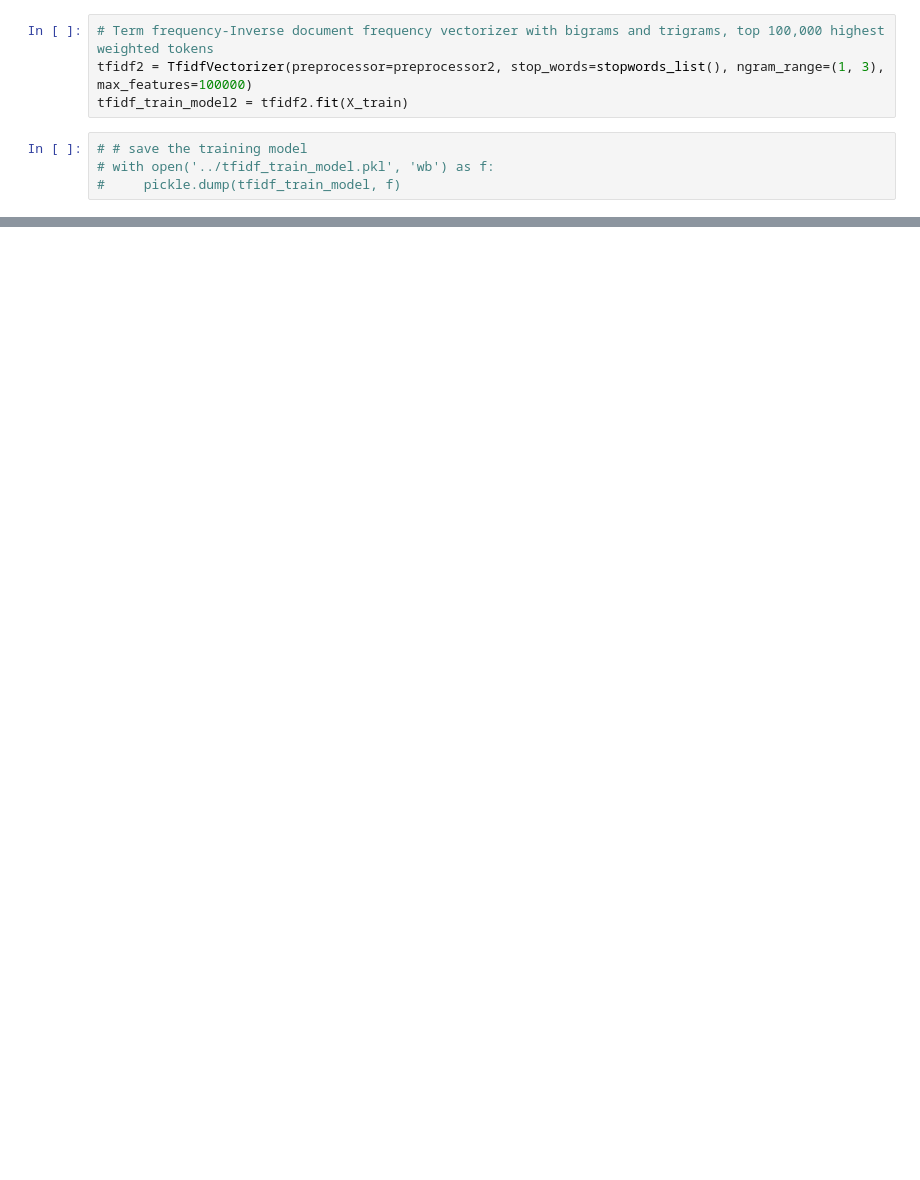
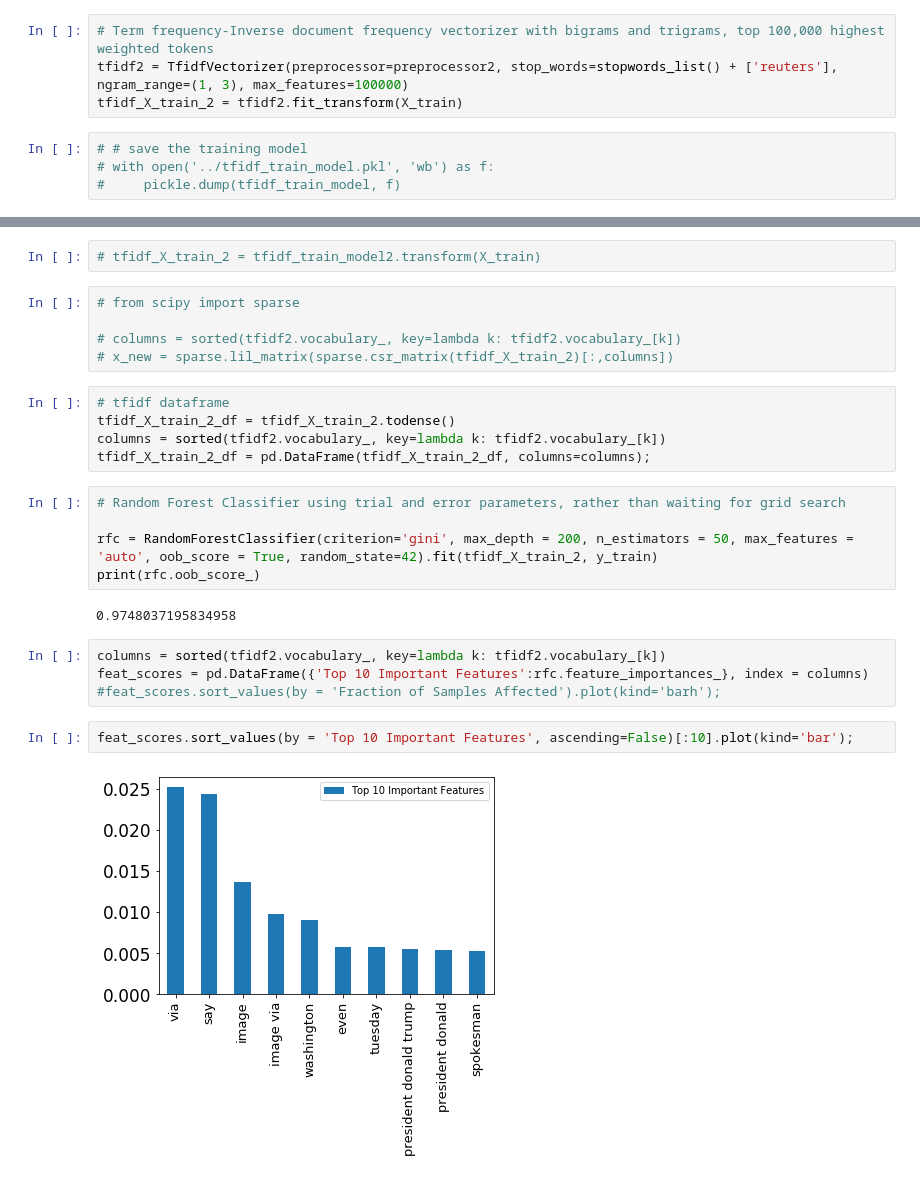
Before and after one commit to benkarlsberg/NLP-Model-Predicting-Fake-News-Probability, a Jupyter notebook: Code.ipynb, the cells around one changed output, grey strips where cells are left out. Saved outputs shown, nothing was run; the diff lists cells and outputs as text; blank space fills up the shorter version.

Commit message:
edited tdidf vecorizer with stopword reuters

```diff
--- a/Code.ipynb
+++ b/Code.ipynb
@@ -424,8 +430,8 @@ preprocessor2(doc)
 'hello i be a test article that demonstrate how the text preprocessor work it be a lovely sunny day outside with green tree and many color bird'
 # %%
 # Term frequency-Inverse document frequency vectorizer with bigrams and trigrams, top 100,000 highest weighted tokens
-tfidf2 = TfidfVectorizer(preprocessor=preprocessor2, stop_words=stopwords_list(), ngram_range=(1, 3), max_features=100000)
-tfidf_train_model2 = tfidf2.fit(X_train)
+tfidf2 = TfidfVectorizer(preprocessor=preprocessor2, stop_words=stopwords_list() + ['reuters'], ngram_range=(1, 3), max_features=100000)
+tfidf_X_train_2 = tfidf2.fit_transform(X_train)
 # %%
 # # save the training model
 # with open('../tfidf_train_model.pkl', 'wb') as f:
@@ -432,0 +444,27 @@ tfidf_train_model2 = tfidf2.fit(X_train)
+# %%
+# tfidf_X_train_2 = tfidf_train_model2.transform(X_train)
+# %%
+# from scipy import sparse
+
+# columns = sorted(tfidf2.vocabulary_, key=lambda k: tfidf2.vocabulary_[k])
+# x_new = sparse.lil_matrix(sparse.csr_matrix(tfidf_X_train_2)[:,columns])
+# %%
+# tfidf dataframe
+tfidf_X_train_2_df = tfidf_X_train_2.todense()
+columns = sorted(tfidf2.vocabulary_, key=lambda k: tfidf2.vocabulary_[k])
+tfidf_X_train_2_df = pd.DataFrame(tfidf_X_train_2_df, columns=columns);
+# %%
+# Random Forest Classifier using trial and error parameters, rather than waiting for grid search
+
+rfc = RandomForestClassifier(criterion='gini', max_depth = 200, n_estimators = 50, max_features = 'auto', oob_score = True, random_state=42).fit(tfidf_X_train_2, y_train)
+print(rfc.oob_score_)
+# %% [output]
+0.9748037195834958
+# %%
+columns = sorted(tfidf2.vocabulary_, key=lambda k: tfidf2.vocabulary_[k])
+feat_scores = pd.DataFrame({'Top 10 Important Features':rfc.feature_importances_}, index = columns)
+#feat_scores.sort_values(by = 'Fraction of Samples Affected').plot(kind='barh');
+# %%
+feat_scores.sort_values(by = 'Top 10 Important Features', ascending=False)[:10].plot(kind='bar');
+# %% [output]
+[figure, added]
```
Also changed, not shown: parts of 5 cells of this notebook.
